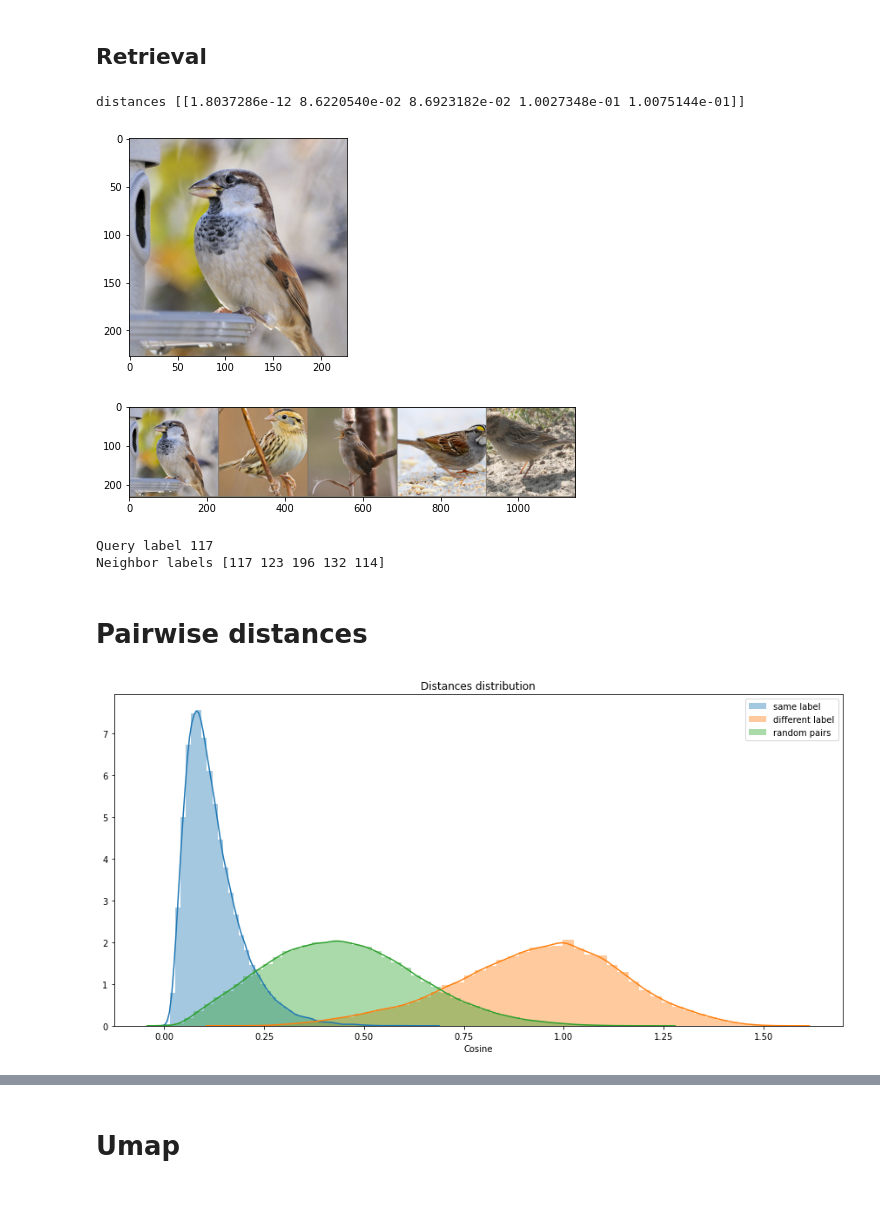
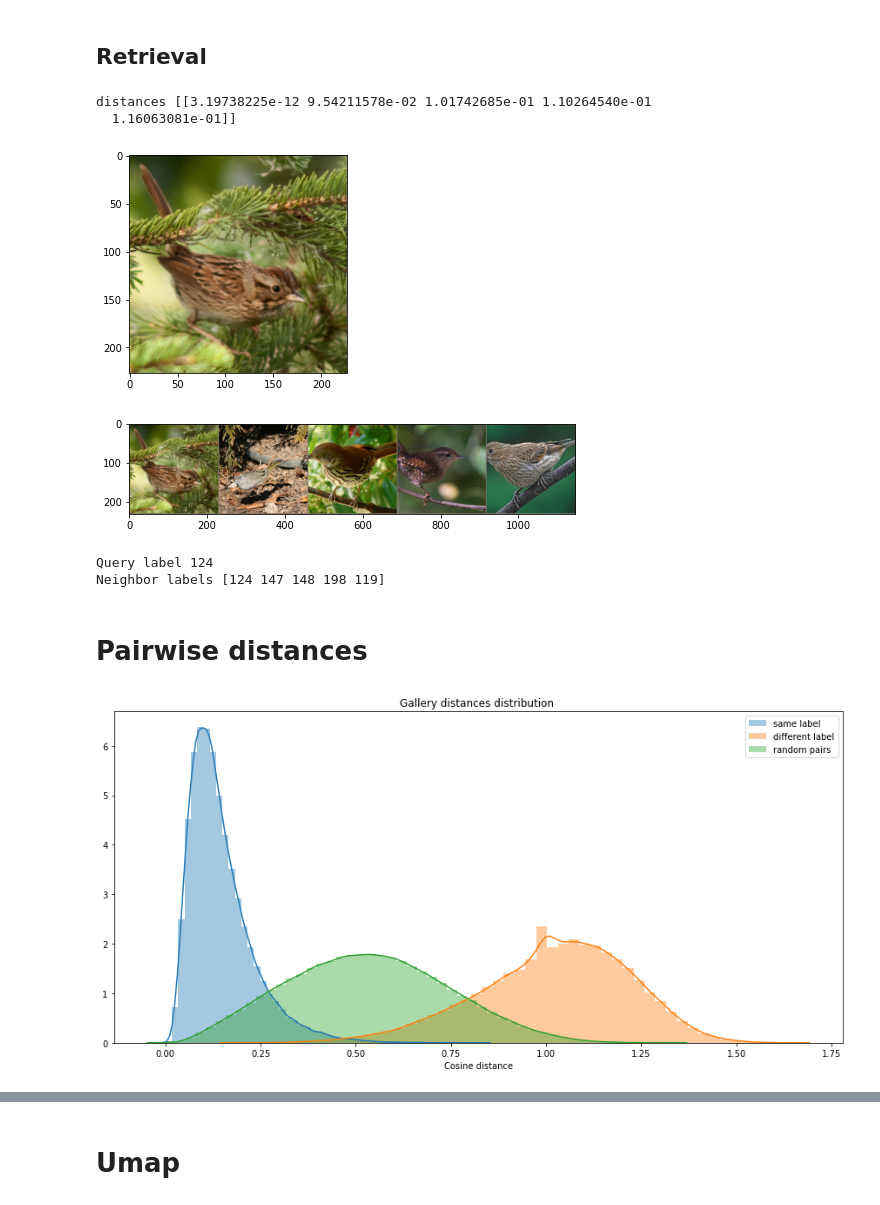
Before and after one commit to btseytlin/metric_experiments, a Jupyter notebook: result_inspection.ipynb, the cells around one changed output, grey strips where cells are left out. Saved outputs shown, nothing was run; the diff lists cells and outputs as text; code cells hidden in the pictures.

```diff
--- a/result_inspection.ipynb
+++ b/result_inspection.ipynb
@@ -75,8 +83,8 @@ embedder = get_embedder(trunk_output_size, params.embedder_layers, device)
 # %% [markdown]
 # Load model
 # %%
-embedder_path, trunk_path = ('experiment_logs/09-30_12:54_TripletContrastive weighted/embedder_best10.pth',
- 'experiment_logs/09-30_12:54_TripletContrastive weighted/trunk_best10.pth')
+embedder_path, trunk_path = ('experiment_logs/09-30_14:47_TripletContrastive weighted/embedder_best15.pth',
+ 'experiment_logs/09-30_14:47_TripletContrastive weighted/trunk_best15.pth')
 # %%
 trunk, trunk_output_size = get_trunk(device)
 trunk.load_state_dict(torch.load(trunk_path))
@@ -173,6 +181,8 @@ embedder = embedder.to('cpu')
 # %%
 k = 5
 query_idx = np.random.randint(0, len(gallery_dataset))
+# query_idx = 4226 # hardest class
+# query_idx = 2070 # easiest class
 query_img = gallery_dataset[query_idx][0]
 query_batch =  [query_img]
 # D, I = index.search(query_batch, k)
@@ -190,11 +200,12 @@ imshow(torchvision.utils.make_grid(torch.stack(neighbors_imgs, dim=0)))
 print('Query label', gallery_labels[query_idx])
 print('Neighbor labels', neighbors_labels)
 # %% [output]
-distances [[1.8037286e-12 8.6220540e-02 8.6923182e-02 1.0027348e-01 1.0075144e-01]]
+distances [[3.19738225e-12 9.54211578e-02 1.01742685e-01 1.10264540e-01
+  1.16063081e-01]]
-[figure, old version]
+[figure, new version]
-[figure, old version]
+[figure, new version]
-Query label 117
-Neighbor labels [117 123 196 132 114]
+Query label 124
+Neighbor labels [124 147 148 198 119]
 # %% [markdown]
 # Pairwise distances
 # %%
@@ -230,14 +247,12 @@ random_distances = pdist(gallery_embeddings[random_indices].numpy(), metric='cos
 # %%
-all_same_label_dists = np.concatenate([dists for l, dists in same_label_distances.items()])
-all_diff_label_distances = np.concatenate([dists for l, dists in diff_label_distances.items()])
-
+random_distances, all_same_label_dists, all_diff_label_distances = get_pairwise_distances(gallery_embeddings, gallery_labels)
 plt.figure(figsize=(15, 7))
 sns.distplot(all_same_label_dists, label='same label')
 sns.distplot(all_diff_label_distances, label='different label')
 sns.distplot(random_distances, label='random pairs')
-plt.xlabel('Cosine')
-plt.title("Distances distribution")
+plt.xlabel('Cosine distance')
+plt.title("Gallery distances distribution ")
 plt.legend()
 plt.show()
 # %% [output]
-[figure, old version]
+[figure, new version]
```
Also changed, not shown: parts of 14 cells of this notebook.
